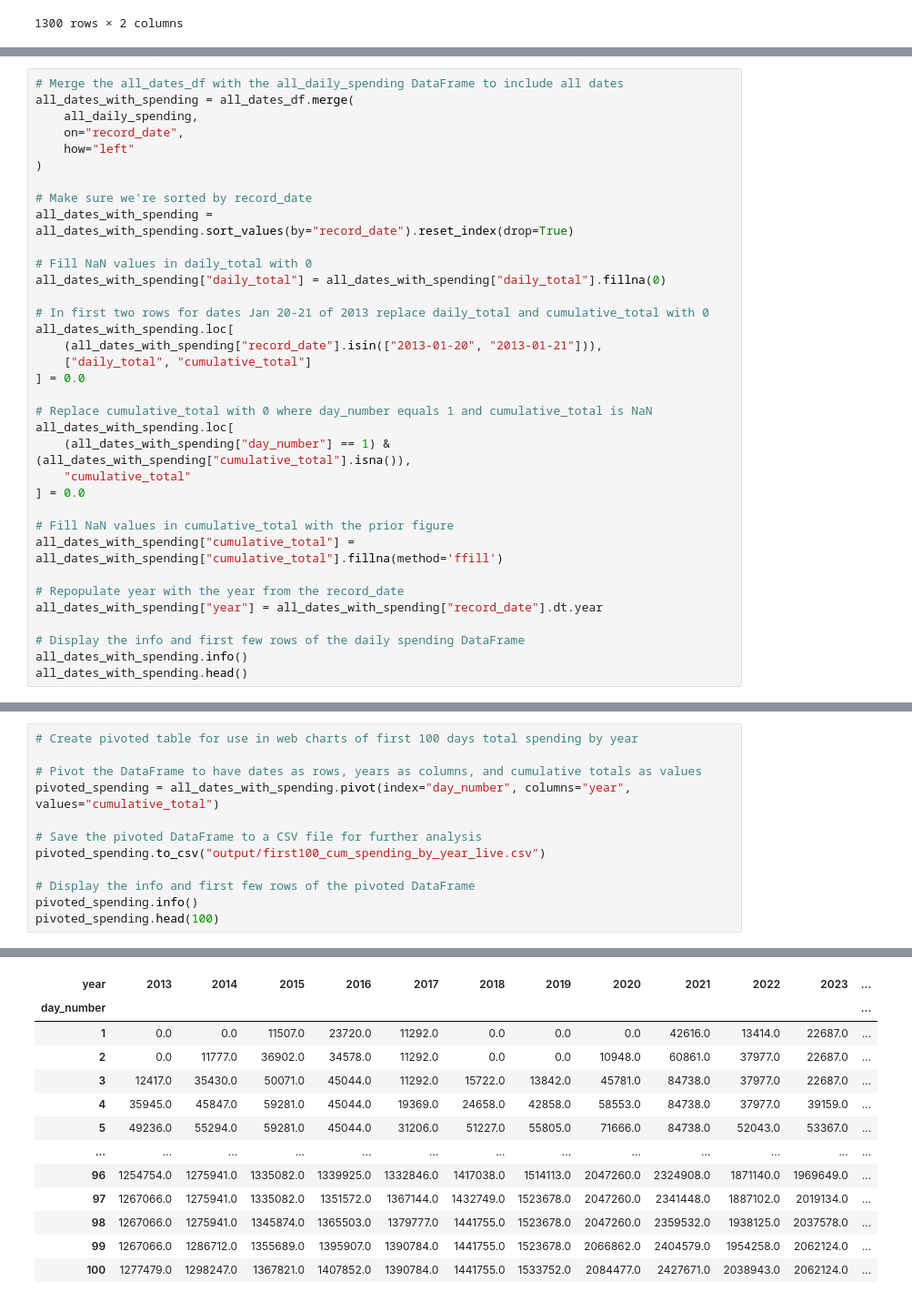
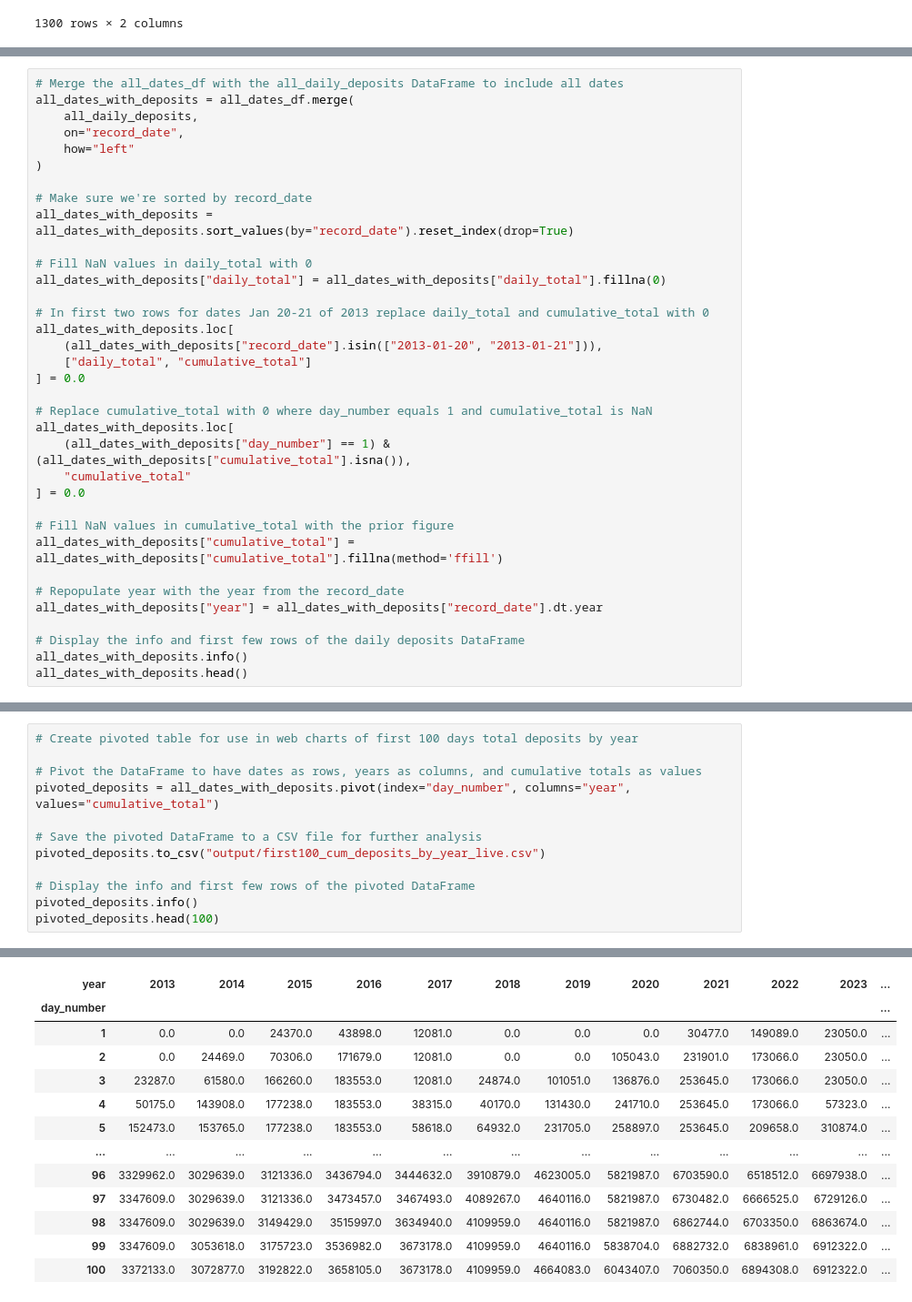
Before and after one commit to jkelly3rd/fed_spend, a Jupyter notebook: 05_deposits_tracker_analysis.ipynb, the cells around one changed output, grey strips where cells are left out. Shown at 91% size. Cells and saved outputs as stored; diff of their text form.

```diff
--- a/05_deposits_tracker_analysis.ipynb
+++ b/05_deposits_tracker_analysis.ipynb
@@ -679,39 +631,39 @@ memory usage: 29.5 KB
 200 rows × 4 columns
 # %%
-# Merge the all_dates_df with the all_daily_spending DataFrame to include all dates
-all_dates_with_spending = all_dates_df.merge(
-    all_daily_spending,
+# Merge the all_dates_df with the all_daily_deposits DataFrame to include all dates
+all_dates_with_deposits = all_dates_df.merge(
+    all_daily_deposits,
     on="record_date",
     how="left"
 )
 
 # Make sure we're sorted by record_date
-all_dates_with_spending = all_dates_with_spending.sort_values(by="record_date").reset_index(drop=True)
+all_dates_with_deposits = all_dates_with_deposits.sort_values(by="record_date").reset_index(drop=True)
 
 # Fill NaN values in daily_total with 0
-all_dates_with_spending["daily_total"] = all_dates_with_spending["daily_total"].fillna(0)
+all_dates_with_deposits["daily_total"] = all_dates_with_deposits["daily_total"].fillna(0)
 
 # In first two rows for dates Jan 20-21 of 2013 replace daily_total and cumulative_total with 0
-all_dates_with_spending.loc[
-    (all_dates_with_spending["record_date"].isin(["2013-01-20", "2013-01-21"])),
+all_dates_with_deposits.loc[
+    (all_dates_with_deposits["record_date"].isin(["2013-01-20", "2013-01-21"])),
     ["daily_total", "cumulative_total"]
 ] = 0.0
 
 # Replace cumulative_total with 0 where day_number equals 1 and cumulative_total is NaN
-all_dates_with_spending.loc[
-    (all_dates_with_spending["day_number"] == 1) & (all_dates_with_spending["cumulative_total"].isna()),
+all_dates_with_deposits.loc[
+    (all_dates_with_deposits["day_number"] == 1) & (all_dates_with_deposits["cumulative_total"].isna()),
     "cumulative_total"
 ] = 0.0
 
 # Fill NaN values in cumulative_total with the prior figure
-all_dates_with_spending["cumulative_total"] = all_dates_with_spending["cumulative_total"].fillna(method='ffill')
+all_dates_with_deposits["cumulative_total"] = all_dates_with_deposits["cumulative_total"].fillna(method='ffill')
 
 # Repopulate year with the year from the record_date
-all_dates_with_spending["year"] = all_dates_with_spending["record_date"].dt.year
+all_dates_with_deposits["year"] = all_dates_with_deposits["record_date"].dt.year
 
-# Display the info and first few rows of the daily spending DataFrame
-all_dates_with_spending.info()
-all_dates_with_spending.head()
+# Display the info and first few rows of the daily deposits DataFrame
+all_dates_with_deposits.info()
+all_dates_with_deposits.head()
 # %% [output]
 <class 'pandas.core.frame.DataFrame'>
 RangeIndex: 1300 entries, 0 to 1299
@@ -734,47 +686,47 @@ memory usage: 45.8 KB
 # %%
-# Create pivoted table for use in web charts of first 100 days total spending by year
+# Create pivoted table for use in web charts of first 100 days total deposits by year
 
 # Pivot the DataFrame to have dates as rows, years as columns, and cumulative totals as values
-pivoted_spending = all_dates_with_spending.pivot(index="day_number", columns="year", values="cumulative_total")
+pivoted_deposits = all_dates_with_deposits.pivot(index="day_number", columns="year", values="cumulative_total")
 
 # Save the pivoted DataFrame to a CSV file for further analysis
-pivoted_spending.to_csv("output/first100_cum_spending_by_year_live.csv")
+pivoted_deposits.to_csv("output/first100_cum_deposits_by_year_live.csv")
 
 # Display the info and first few rows of the pivoted DataFrame
-pivoted_spending.info()
-pivoted_spending.head(100)
+pivoted_deposits.info()
+pivoted_deposits.head(100)
 # %% [output]
 <class 'pandas.core.frame.DataFrame'>
 Index: 100 entries, 1 to 100
 Data columns (total 13 columns):
  #   Column  Non-Null Count  Dtype
 ---  ------  --------------  -----
  0   2013    100 non-null    float64
  1   2014    100 non-null    float64
  2   2015    100 non-null    float64
  3   2016    100 non-null    float64
  4   2017    100 non-null    float64
  5   2018    100 non-null    float64
  6   2019    100 non-null    float64
  7   2020    100 non-null    float64
  8   2021    100 non-null    float64
  9   2022    100 non-null    float64
  10  2023    100 non-null    float64
  11  2024    100 non-null    float64
  12  2025    100 non-null    float64
 dtypes: float64(13)
 memory usage: 10.9 KB
 | year | 2013 | 2014 | 2015 | 2016 | 2017 | 2018 | 2019 | 2020 | 2021 | 2022 | 2023 | ... |
 | day_number |  |  |  |  |  |  |  |  |  |  |  | ... |
-| 1 | 0.0 | 0.0 | 11507.0 | 23720.0 | 11292.0 | 0.0 | 0.0 | 0.0 | 42616.0 | 13414.0 | 22687.0 | ... |
-| 2 | 0.0 | 11777.0 | 36902.0 | 34578.0 | 11292.0 | 0.0 | 0.0 | 10948.0 | 60861.0 | 37977.0 | 22687.0 | ... |
-| 3 | 12417.0 | 35430.0 | 50071.0 | 45044.0 | 11292.0 | 15722.0 | 13842.0 | 45781.0 | 84738.0 | 37977.0 | 22687.0 | ... |
-| 4 | 35945.0 | 45847.0 | 59281.0 | 45044.0 | 19369.0 | 24658.0 | 42858.0 | 58553.0 | 84738.0 | 37977.0 | 39159.0 | ... |
-| 5 | 49236.0 | 55294.0 | 59281.0 | 45044.0 | 31206.0 | 51227.0 | 55805.0 | 71666.0 | 84738.0 | 52043.0 | 53367.0 | ... |
+| 1 | 0.0 | 0.0 | 24370.0 | 43898.0 | 12081.0 | 0.0 | 0.0 | 0.0 | 30477.0 | 149089.0 | 23050.0 | ... |
+| 2 | 0.0 | 24469.0 | 70306.0 | 171679.0 | 12081.0 | 0.0 | 0.0 | 105043.0 | 231901.0 | 173066.0 | 23050.0 | ... |
+| 3 | 23287.0 | 61580.0 | 166260.0 | 183553.0 | 12081.0 | 24874.0 | 101051.0 | 136876.0 | 253645.0 | 173066.0 | 23050.0 | ... |
+| 4 | 50175.0 | 143908.0 | 177238.0 | 183553.0 | 38315.0 | 40170.0 | 131430.0 | 241710.0 | 253645.0 | 173066.0 | 57323.0 | ... |
+| 5 | 152473.0 | 153765.0 | 177238.0 | 183553.0 | 58618.0 | 64932.0 | 231705.0 | 258897.0 | 253645.0 | 209658.0 | 310874.0 | ... |
 | ... | ... | ... | ... | ... | ... | ... | ... | ... | ... | ... | ... | ... |
-| 96 | 1254754.0 | 1275941.0 | 1335082.0 | 1339925.0 | 1332846.0 | 1417038.0 | 1514113.0 | 2047260.0 | 2324908.0 | 1871140.0 | 1969649.0 | ... |
-| 97 | 1267066.0 | 1275941.0 | 1335082.0 | 1351572.0 | 1367144.0 | 1432749.0 | 1523678.0 | 2047260.0 | 2341448.0 | 1887102.0 | 2019134.0 | ... |
-| 98 | 1267066.0 | 1275941.0 | 1345874.0 | 1365503.0 | 1379777.0 | 1441755.0 | 1523678.0 | 2047260.0 | 2359532.0 | 1938125.0 | 2037578.0 | ... |
-| 99 | 1267066.0 | 1286712.0 | 1355689.0 | 1395907.0 | 1390784.0 | 1441755.0 | 1523678.0 | 2066862.0 | 2404579.0 | 1954258.0 | 2062124.0 | ... |
-| 100 | 1277479.0 | 1298247.0 | 1367821.0 | 1407852.0 | 1390784.0 | 1441755.0 | 1533752.0 | 2084477.0 | 2427671.0 | 2038943.0 | 2062124.0 | ... |
+| 96 | 3329962.0 | 3029639.0 | 3121336.0 | 3436794.0 | 3444632.0 | 3910879.0 | 4623005.0 | 5821987.0 | 6703590.0 | 6518512.0 | 6697938.0 | ... |
+| 97 | 3347609.0 | 3029639.0 | 3121336.0 | 3473457.0 | 3467493.0 | 4089267.0 | 4640116.0 | 5821987.0 | 6730482.0 | 6666525.0 | 6729126.0 | ... |
+| 98 | 3347609.0 | 3029639.0 | 3149429.0 | 3515997.0 | 3634940.0 | 4109959.0 | 4640116.0 | 5821987.0 | 6862744.0 | 6703350.0 | 6863674.0 | ... |
+| 99 | 3347609.0 | 3053618.0 | 3175723.0 | 3536982.0 | 3673178.0 | 4109959.0 | 4640116.0 | 5838704.0 | 6882732.0 | 6838961.0 | 6912322.0 | ... |
+| 100 | 3372133.0 | 3072877.0 | 3192822.0 | 3658105.0 | 3673178.0 | 4109959.0 | 4664083.0 | 6043407.0 | 7060350.0 | 6894308.0 | 6912322.0 | ... |
 100 rows × 13 columns
```
Also changed, not shown: parts of 15 cells of this notebook, 13 other files.
